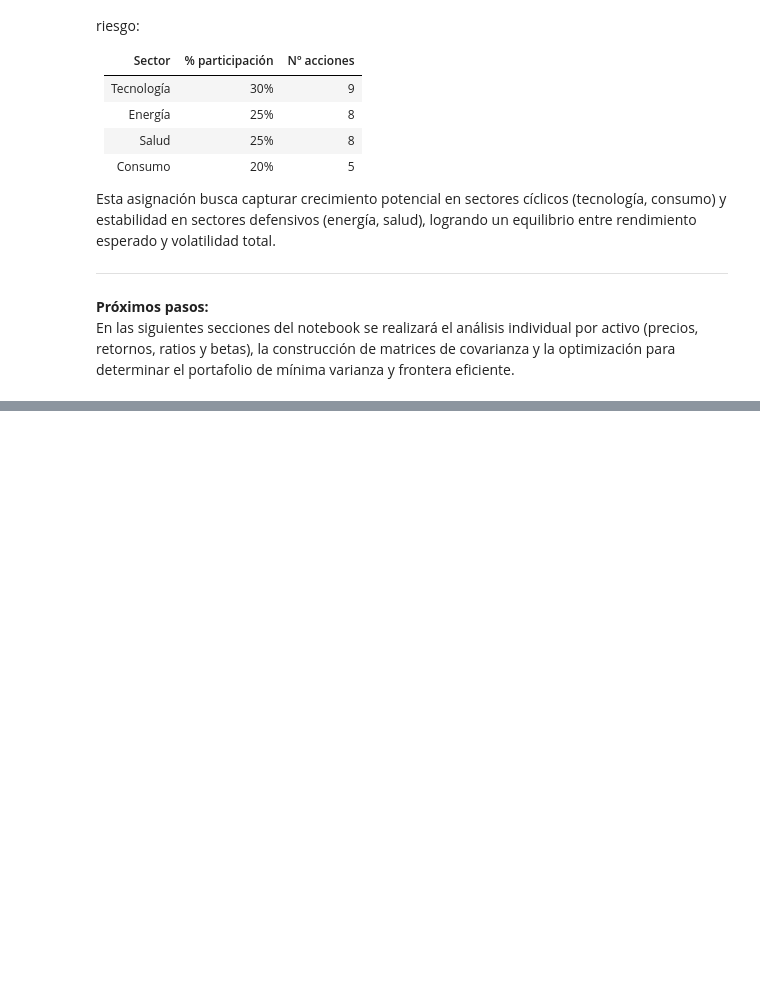
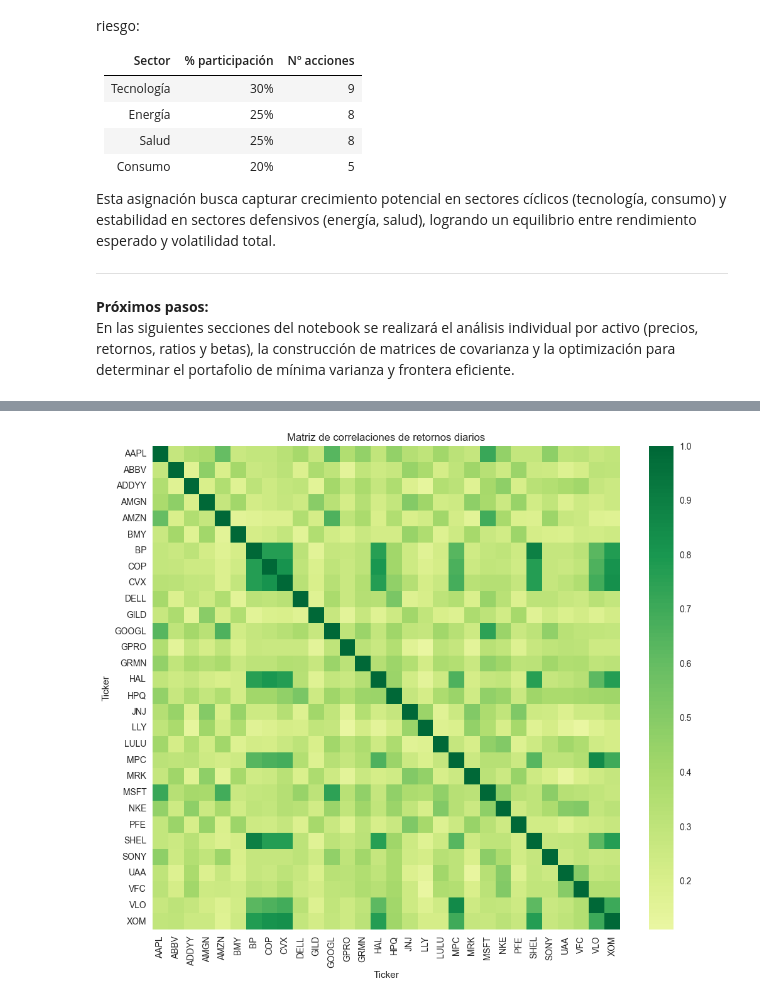
Before and after one commit to cmolina12/finanzas-proyecto-consultoria, a Jupyter notebook: proyecto_portafolio_grupo1.ipynb, the cells around one changed output, grey strips where cells are left out. Drawn from its saved outputs; the diff is of its cells as text; code cells hidden in the pictures; blank space fills up the shorter version.

```diff
--- a/proyecto_portafolio_grupo1.ipynb
+++ b/proyecto_portafolio_grupo1.ipynb
@@ -92,0 +760,9 @@ En las siguientes secciones del notebook se realizará el análisis individual p
+# %%
+corr_matrix = log_returns.corr()
+
+plt.figure(figsize=(12, 10))
+sns.heatmap(corr_matrix, cmap="RdYlGn", center=0, annot=False)
+plt.title("Matriz de correlaciones de retornos diarios")
+plt.show()
+# %% [output]
+[figure, added]
```
Also changed, not shown: parts of 25 cells of this notebook.
